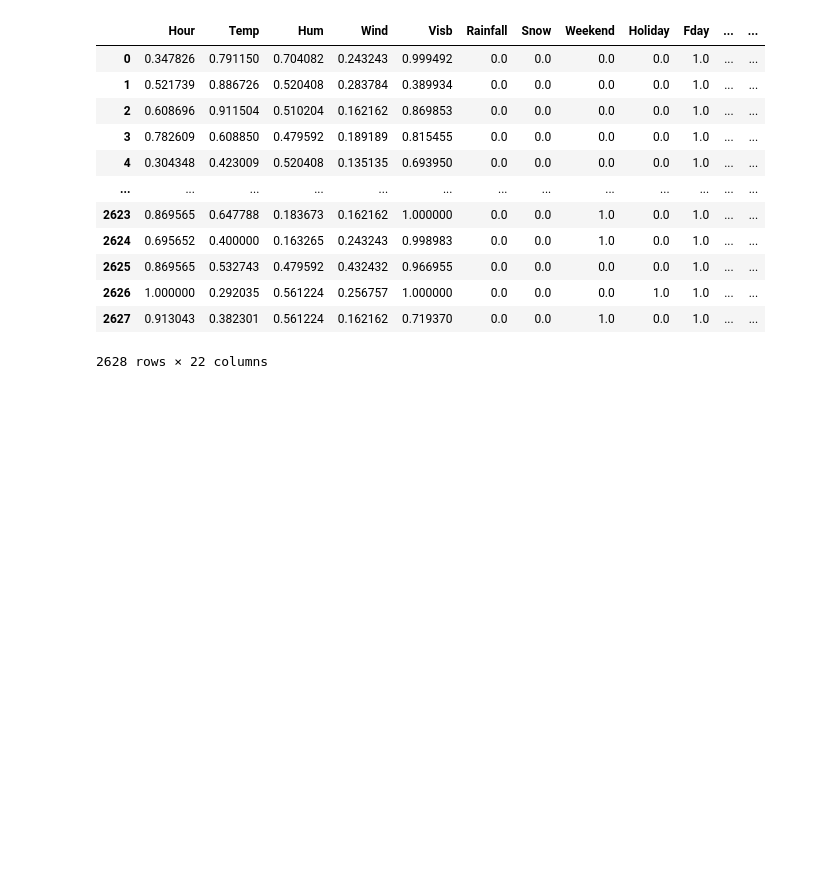
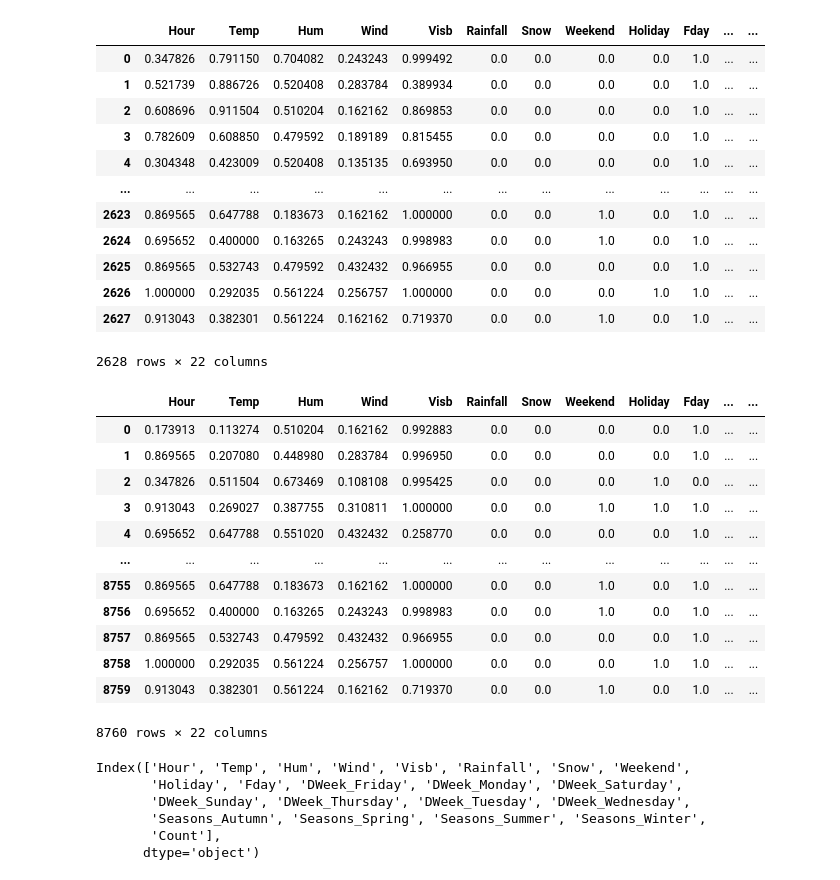
Before and after one commit to lohnguyen/bike-regressor, a Jupyter notebook: machine_learning/dataset_setup.ipynb, the cells around one changed output. Drawn from its saved outputs; the diff is of its cells as text; code cells hidden in the pictures; blank space fills up the shorter version.

```diff
--- a/machine_learning/dataset_setup.ipynb
+++ b/machine_learning/dataset_setup.ipynb
@@ -210,3 +215,24 @@ test_df
 train_df.to_csv("./datasets/bike_train.csv")
 # %%
 test_df.to_csv("./datasets/bike_test.csv")
+# %%
+train_df = pd.read_csv("./datasets/bike_train.csv",index_col=0)
+test_df = pd.read_csv("./datasets/bike_test.csv",index_col=0)
+# %%
+bike_data_normalized = train_df.append(test_df)
+bike_data_normalized.reset_index(inplace=True, drop=True)
+bike_data_normalized
+# %% [output]
+|  | Hour | Temp | Hum | Wind | Visb | Rainfall | Snow | Weekend | Holiday | Fday | ... | ... |
+| 0 | 0.173913 | 0.113274 | 0.510204 | 0.162162 | 0.992883 | 0.0 | 0.0 | 0.0 | 0.0 | 1.0 | ... | ... |
+| 1 | 0.869565 | 0.207080 | 0.448980 | 0.283784 | 0.996950 | 0.0 | 0.0 | 0.0 | 0.0 | 1.0 | ... | ... |
+| 2 | 0.347826 | 0.511504 | 0.673469 | 0.108108 | 0.995425 | 0.0 | 0.0 | 0.0 | 1.0 | 0.0 | ... | ... |
+| 3 | 0.913043 | 0.269027 | 0.387755 | 0.310811 | 1.000000 | 0.0 | 0.0 | 1.0 | 1.0 | 1.0 | ... | ... |
+| 4 | 0.695652 | 0.647788 | 0.551020 | 0.432432 | 0.258770 | 0.0 | 0.0 | 0.0 | 0.0 | 1.0 | ... | ... |
+| ... | ... | ... | ... | ... | ... | ... | ... | ... | ... | ... | ... | ... |
+| 8755 | 0.869565 | 0.647788 | 0.183673 | 0.162162 | 1.000000 | 0.0 | 0.0 | 1.0 | 0.0 | 1.0 | ... | ... |
+| 8756 | 0.695652 | 0.400000 | 0.163265 | 0.243243 | 0.998983 | 0.0 | 0.0 | 1.0 | 0.0 | 1.0 | ... | ... |
+| 8757 | 0.869565 | 0.532743 | 0.479592 | 0.432432 | 0.966955 | 0.0 | 0.0 | 0.0 | 0.0 | 1.0 | ... | ... |
+| 8758 | 1.000000 | 0.292035 | 0.561224 | 0.256757 | 1.000000 | 0.0 | 0.0 | 0.0 | 1.0 | 1.0 | ... | ... |
+| 8759 | 0.913043 | 0.382301 | 0.561224 | 0.162162 | 0.719370 | 0.0 | 0.0 | 1.0 | 0.0 | 1.0 | ... | ... |
+8760 rows × 22 columns
@@ -212,0 +241,9 @@ test_df.to_csv("./datasets/bike_test.csv")
+# %%
+bike_data_normalized.columns
+# %% [output]
+Index(['Hour', 'Temp', 'Hum', 'Wind', 'Visb', 'Rainfall', 'Snow', 'Weekend',
+       'Holiday', 'Fday', 'DWeek_Friday', 'DWeek_Monday', 'DWeek_Saturday',
+       'DWeek_Sunday', 'DWeek_Thursday', 'DWeek_Tuesday', 'DWeek_Wednesday',
+       'Seasons_Autumn', 'Seasons_Spring', 'Seasons_Summer', 'Seasons_Winter',
+       'Count'],
+      dtype='object')
```
Also changed, not shown: parts of 3 cells of this notebook, 4 other files.
